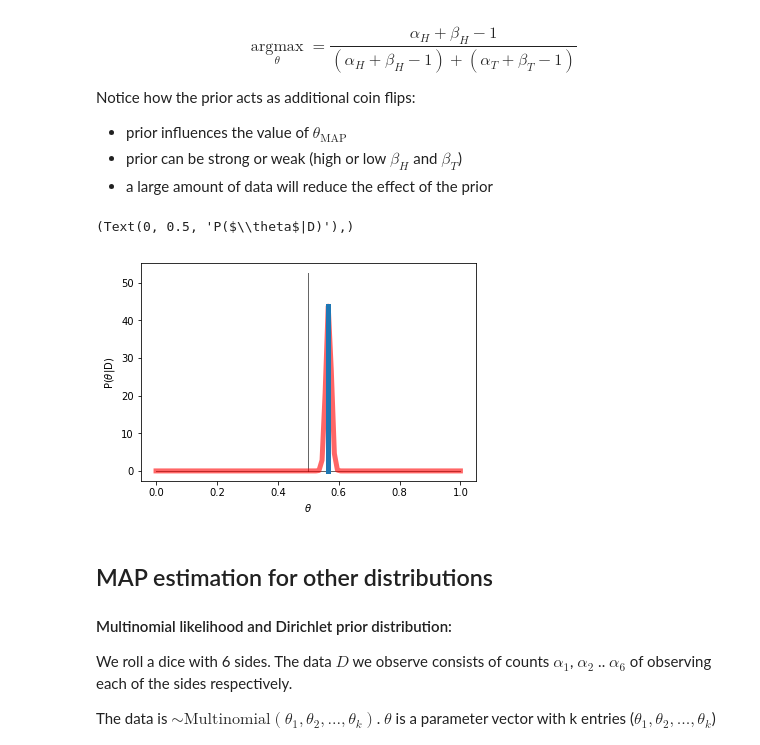
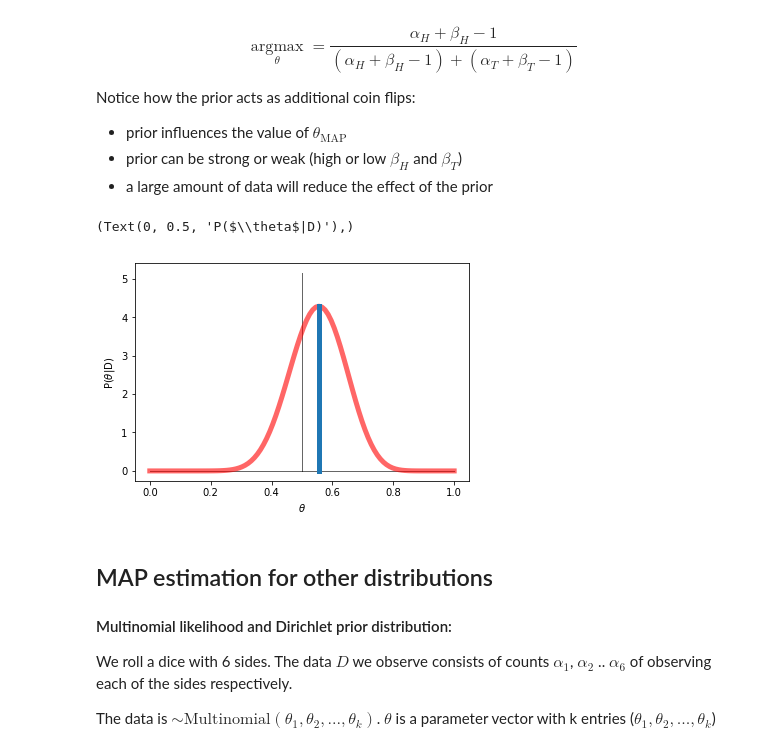
Before and after one commit to lwehbe/10315_S21, a Jupyter notebook: Lecture_04_Estimating_Probabilities.ipynb, the cells around one changed output. Saved outputs shown, nothing was run; the diff lists cells and outputs as text; code cells hidden in the pictures.

```diff
--- a/Lecture_04_Estimating_Probabilities.ipynb
+++ b/Lecture_04_Estimating_Probabilities.ipynb
@@ -536,8 +536,8 @@ For our problem with a binomial likelihood ($X$ is bernouilli and $D$ binomial),
 
 $$P(\theta) = \frac{\theta^{\beta_H-1}(1-\theta)^{\beta_T-1}}{B(\beta_H,\beta_T)}$$
 # %%
-beta_H = 1000
-beta_T = 1000
+beta_H = 6
+beta_T = 4
 
 plt.plot(x, beta.pdf(x, beta_H,beta_T), 'r-', lw=5, alpha=0.6, label='beta pdf')
 plt.xlabel(r'$\theta$');plt.ylabel(r'P($\theta$)'), plt.title('Beta({},{})'.format(beta_H,beta_T));
@@ -576,20 +576,20 @@ Notice how the prior acts as additional coin flips:
 - prior can be strong or weak (high or low $\beta_H$ and $\beta_T$)
 - a large amount of data will reduce the effect of the prior
 # %%
-alpha_H = 700; alpha_T = 300
-beta_H = 1000; beta_T = 1000
+alpha_H = 6; alpha_T = 3
+beta_H = 10; beta_T = 10
 map_pdf = beta.pdf(x, alpha_H + beta_H, alpha_T+ beta_T)
 map_value = x[np.argmax(map_pdf)]
 
 
 plt.plot([0,1],[0,0], 'k', lw=1, alpha=0.6)
 plt.plot([0.5,0.5],[0,np.max(map_pdf)*1.2], 'k', lw=1, alpha=0.6)
 plt.plot(x, map_pdf, 'r-', lw=5, alpha=0.6, label='beta pdf')
 plt.plot([map_value,map_value],[0,np.max(map_pdf)],lw=5)
 plt.xlabel(r'$\theta$');plt.ylabel(r'P($\theta$|D)'), #plt.title('Beta({},{})'.format(beta_H,beta_T));
 # %% [output]
 (Text(0, 0.5, 'P($\\theta$|D)'),)
-[figure, old version]
+[figure, new version]
 # %% [markdown]
 ## MAP estimation for other distributions
 
```
Also changed, not shown: parts of 3 cells of this notebook, 3 other files.
